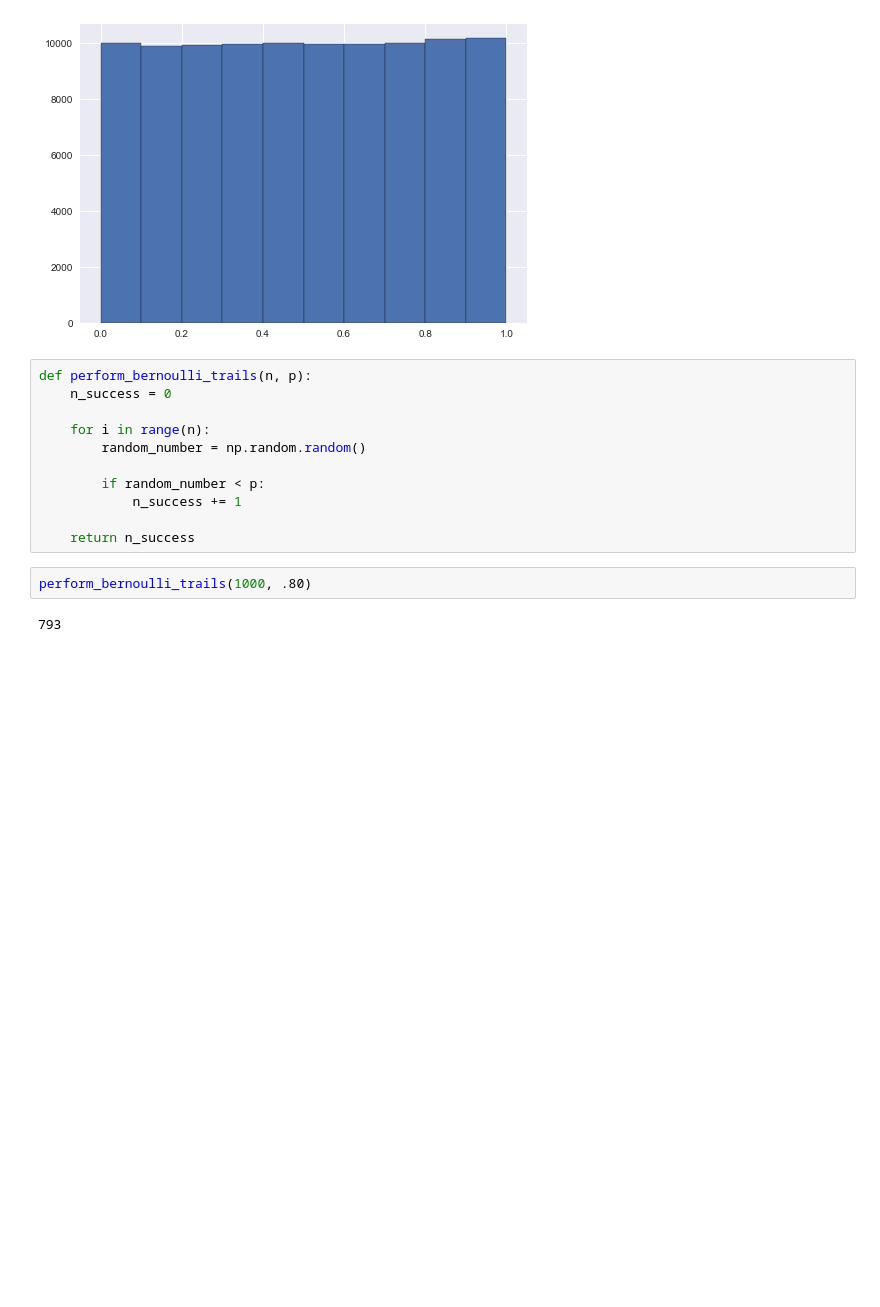
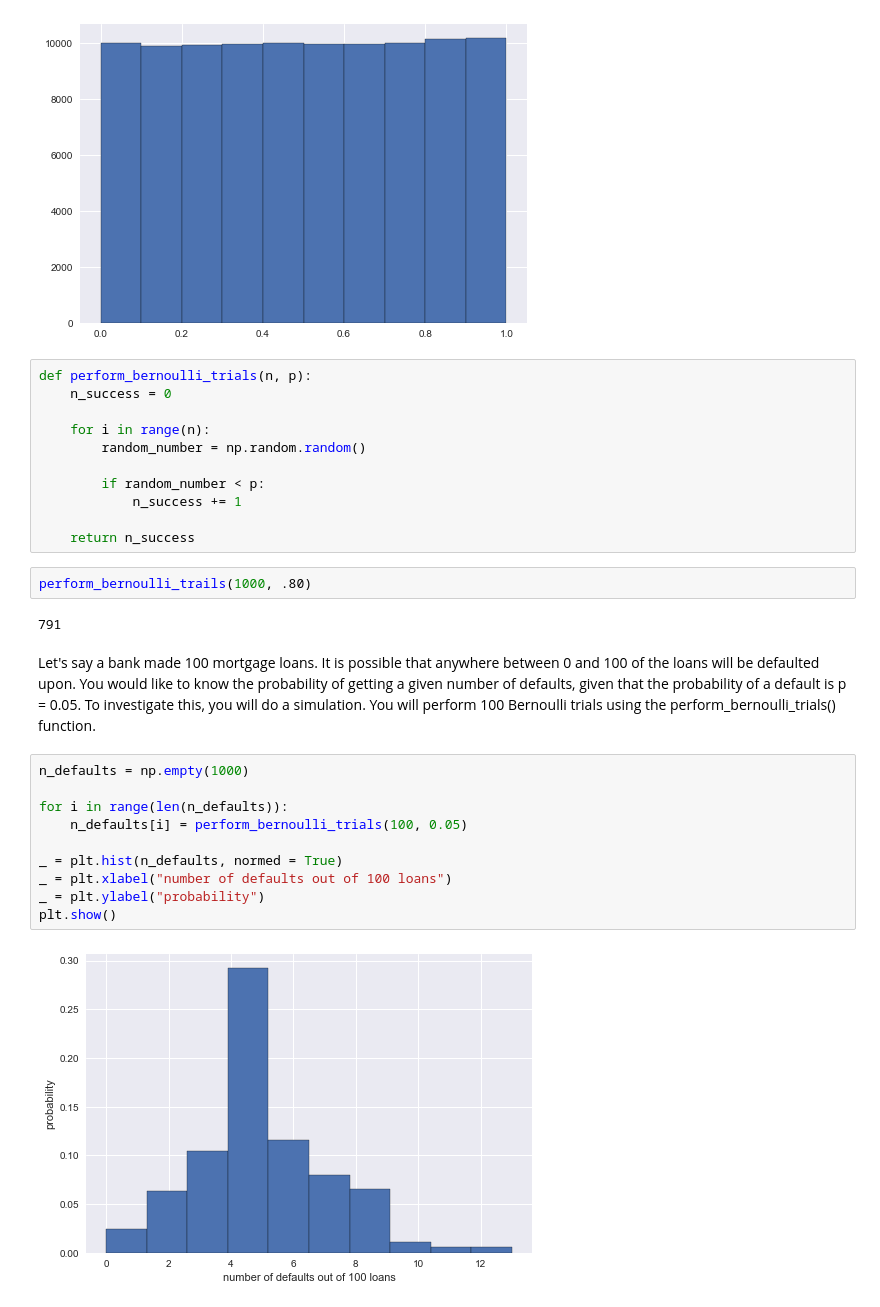
Before and after one commit to iamjz/Python-Data, a Jupyter notebook: StatisticalThinking1.ipynb, the cells around one changed output. Cells and saved outputs as stored; diff of their text form; blank space fills up the shorter version.

```diff
--- a/StatisticalThinking1.ipynb
+++ b/StatisticalThinking1.ipynb
@@ -256,7 +256,7 @@ plt.show()
 # %% [output]
 [figure]
 # %%
-def perform_bernoulli_trails(n, p):
+def perform_bernoulli_trials(n, p):
     n_success = 0
 
     for i in range(n):
@@ -269,4 +269,18 @@ def perform_bernoulli_trails(n, p):
 # %%
 perform_bernoulli_trails(1000, .80)
 # %% [output]
-793
+791
+# %% [markdown]
+Let's say a bank made 100 mortgage loans. It is possible that anywhere between 0 and 100 of the loans will be defaulted upon. You would like to know the probability of getting a given number of defaults, given that the probability of a default is p = 0.05. To investigate this, you will do a simulation. You will perform 100 Bernoulli trials using the perform_bernoulli_trials() function.
+# %%
+n_defaults = np.empty(1000)
+
+for i in range(len(n_defaults)):
+    n_defaults[i] = perform_bernoulli_trials(100, 0.05)
+
+_ = plt.hist(n_defaults, normed = True)
+_ = plt.xlabel("number of defaults out of 100 loans")
+_ = plt.ylabel("probability")
+plt.show()
+# %% [output]
+[figure, added]
```
Also changed, not shown: parts of 5 cells of this notebook.
